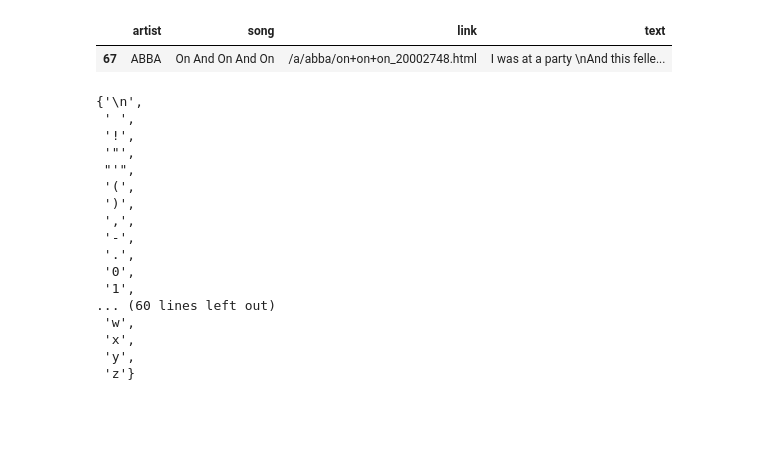
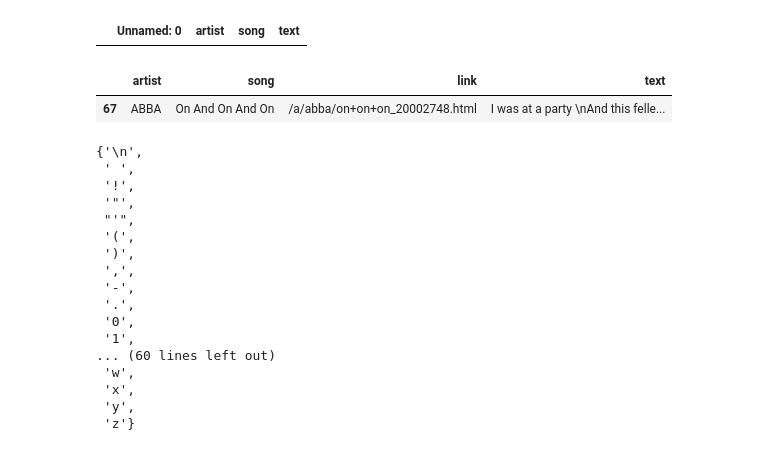
Before and after one commit to enfeizhan/lyrics, a Jupyter notebook: data_exploration.ipynb, the cells around one changed output. Saved outputs shown, nothing was run; the diff lists cells and outputs as text; code cells hidden in the pictures; blank space fills up the shorter version.

```diff
--- a/data_exploration.ipynb
+++ b/data_exploration.ipynb
@@ -40,3 +20,7 @@ Oh please don't let me down
+# %%
+dat.loc[dat.artist.str.lower().str.contains('destiny')]
+# %% [output]
+|  | Unnamed: 0 | artist | song | text |
 # %%
 dat.loc[dat.song == 'On And On And On']
 # %% [output]
```
Also changed, not shown: parts of 2 cells of this notebook, 1 other file.
